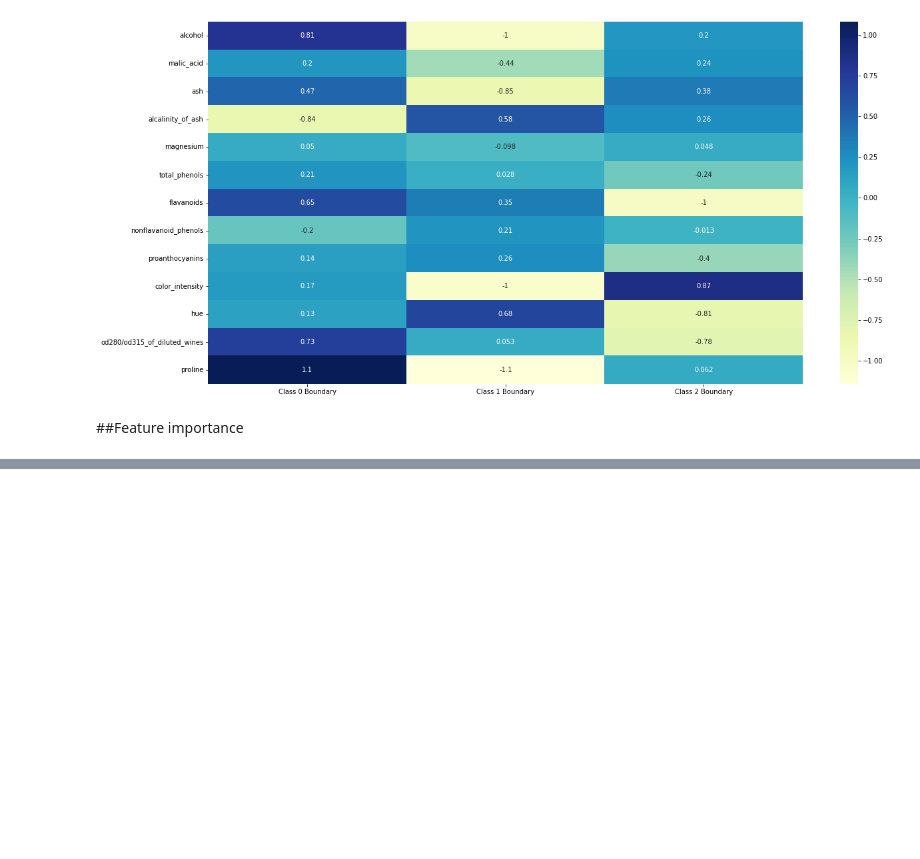
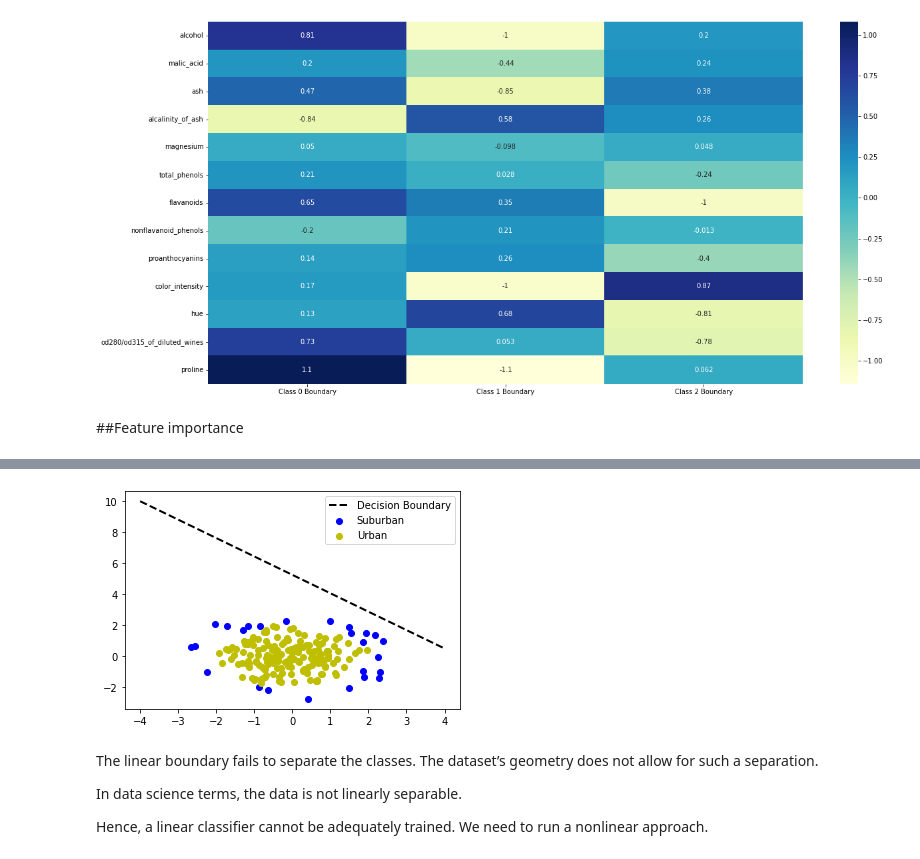
Before and after one commit to rahiakela/data-science-research-and-practice, a Jupyter notebook: data-science-bookcamp/case-study-5--predicting-future-friendships/04_linear_classifiers_with_logistic_regression.ipynb, the cells around one changed output, grey strips where cells are left out. Cells and saved outputs as stored; diff of their text form; code cells hidden in the pictures; blank space fills up the shorter version.

```diff
--- a/data-science-bookcamp/case-study-5--predicting-future-friendships/04_linear_classifiers_with_logistic_regression.ipynb
+++ b/data-science-bookcamp/case-study-5--predicting-future-friendships/04_linear_classifiers_with_logistic_regression.ipynb
@@ -729,0 +814,33 @@ plt.show()
+# %%
+# Simulating a non-linearly separable scenario
+np.random.seed(0)
+
+X = np.array([
+  [np.random.normal(), np.random.normal()] for _ in range(200)
+])
+y = (np.linalg.norm(X, axis=1) < 2).astype(int)
+
+clf = LogisticRegression()
+clf.fit(X, y)
+
+weights = np.hstack([clf.coef_[0], clf.intercept_])
+
+a, b, c = weights
+boundary = lambda x: -(a * x + c) / b
+
+plt.plot(range(-4, 5), boundary(range(-4, 5)),  color='k', linestyle='--', linewidth=2, label='Decision Boundary')
+for i in [0, 1]:
+  plt.scatter(X[y == i][:, 0], X[y == i][:, 1], label= ['Suburban', 'Urban'][i], color=['b', 'y'][i])
+plt.legend()
+plt.show()
+# %% [output]
+[figure, added]
+# %% [markdown]
+The linear boundary fails to separate the classes. The dataset’s geometry does not
+allow for such a separation.
+
+In data science terms, the data is not linearly separable.
+
+
+Hence, a linear classifier cannot be adequately trained. We need to run a nonlinear
+approach.
```
Also changed, not shown: parts of 8 cells of this notebook.
